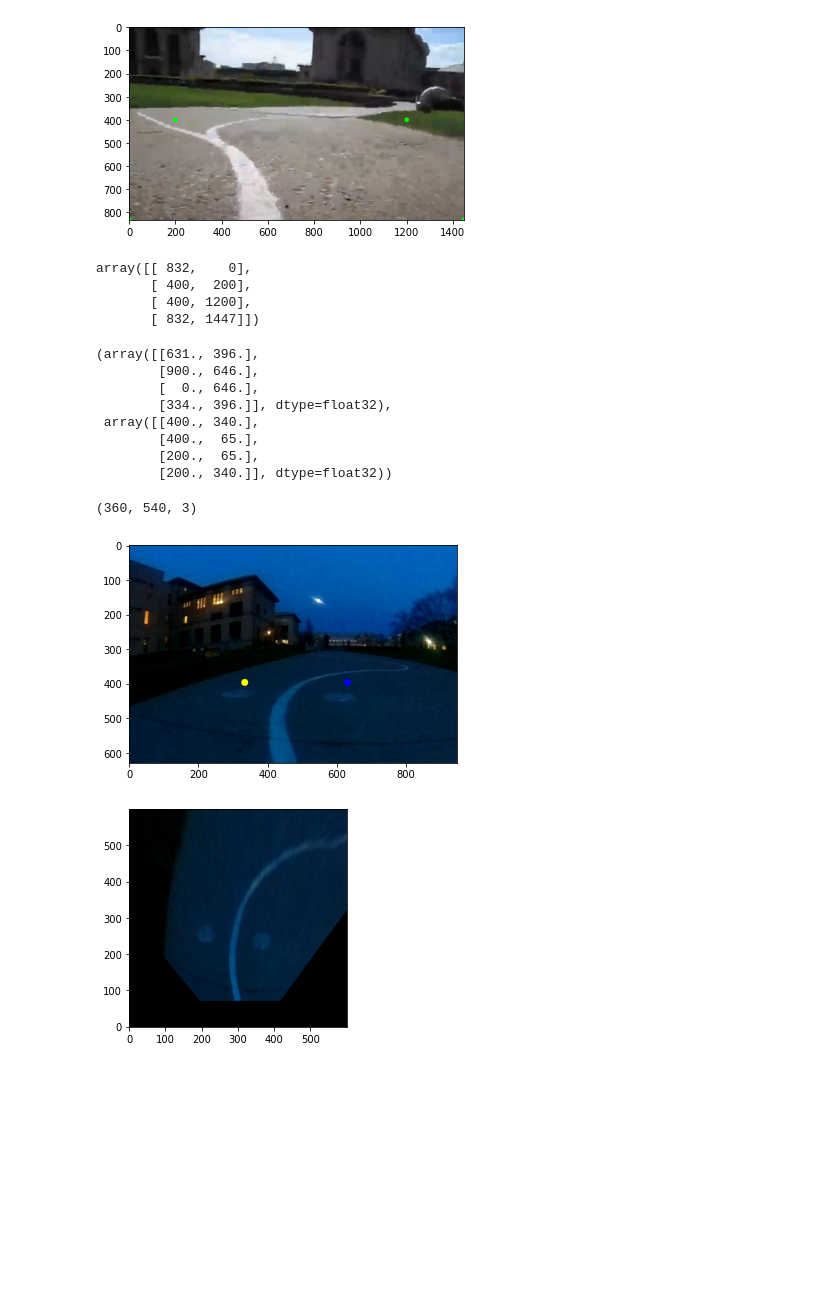
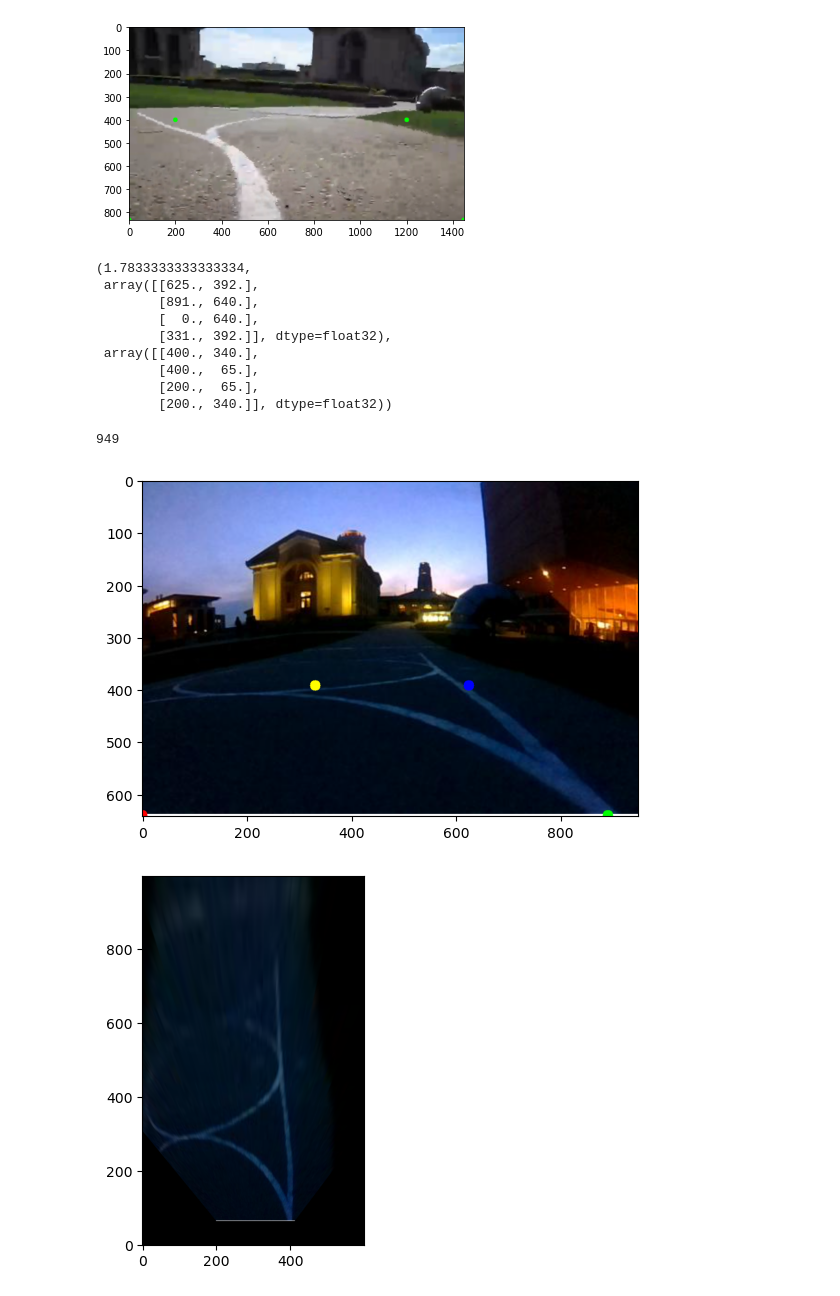
Before and after one commit to atomicapple0/mobots-2023, a Jupyter notebook: processing.ipynb, the cells around one changed output. Drawn from its saved outputs; the diff is of its cells as text; code cells hidden in the pictures; blank space fills up the shorter version.

```diff
--- a/processing.ipynb
+++ b/processing.ipynb
@@ -27,60 +27,55 @@ plt.imshow(bgr2rgb(img))
 plt.show()
 # %% [output]
 [figure]
-# %%
-
-corners
-# %% [output]
-array([[ 832,    0],
-       [ 400,  200],
-       [ 400, 1200],
-       [ 832, 1447]])
+# %%
+img_name = "imgs/image_358.png"
+img = bgr2rgb(cv2.imread(img_name))
+H,W,_ = img.shape
 # %%
-resize = 1.8
+resize = H/360
 src = [(351,220), (500,359), (0,359), (186,220)]
 src = [(int(resize*x),int(resize*y)) for x,y in src]
 dst = [(10, 34), (10, 6.5), (-10, 6.5), (-10, 34)] # inches
 dst = [(10*(x + 30), 10*y) for (x,y) in dst]
 dst_np = np.array(dst, dtype=np.float32)
 src_np = np.array(src, dtype=np.float32)
-src_np, dst_np
+resize,src_np, dst_np
 # %% [output]
-(array([[631., 396.],
-        [900., 646.],
-        [  0., 646.],
-        [334., 396.]], dtype=float32),
+(1.7833333333333334,
+ array([[625., 392.],
+        [891., 640.],
+        [  0., 640.],
+        [331., 392.]], dtype=float32),
  array([[400., 340.],
         [400.,  65.],
         [200.,  65.],
         [200., 340.]], dtype=float32))
-# %%
-img.shape
-# %% [output]
-(360, 540, 3)
+# %%
+W
+# %% [output]
+949
 # %%
-img_name = "imgs/image_365.png"
-img = bgr2rgb(cv2.imread(img_name))
-H,W,_ = img.shape
+
 
 SCALE = 1000
 colors = [
     (0, 0, 255),  # red
     (0, 255, 0),  # green
     (255, 0, 0),  # blue
     (255, 255, 0),  # cyan
 ]
 for cnr_idx, (x, y) in enumerate(src):
     cv2.circle(img, (x, y), 10, colors[cnr_idx], -1)
 plt.imshow(img)
 plt.show()
 
 img = bgr2rgb(cv2.imread(img_name))
 
 M = cv2.getPerspectiveTransform(src_np, dst_np)
 h, w = img.shape[:2]
-warped = cv2.warpPerspective(img, M, (600, 600), flags=cv2.INTER_LINEAR)
+warped = cv2.warpPerspective(img, M, (600, 1000), flags=cv2.INTER_LINEAR)
 plt.imshow(warped, origin='lower')
 plt.show()
 # %% [output]
-[figure, old version]
+[figure, new version]
-[figure, old version]
+[figure, new version]
```
Also changed, not shown: parts of 3 cells of this notebook, 2 other files.
